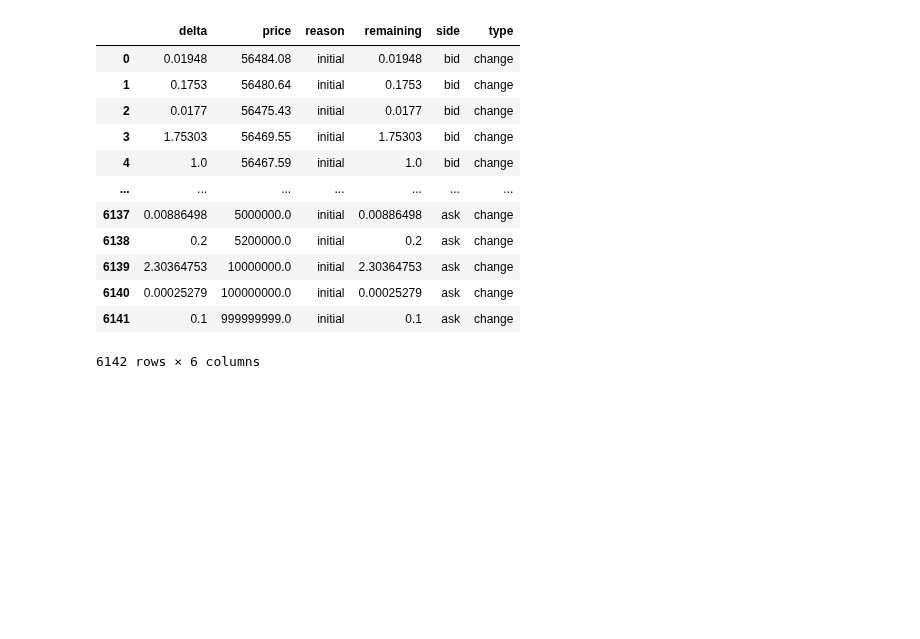
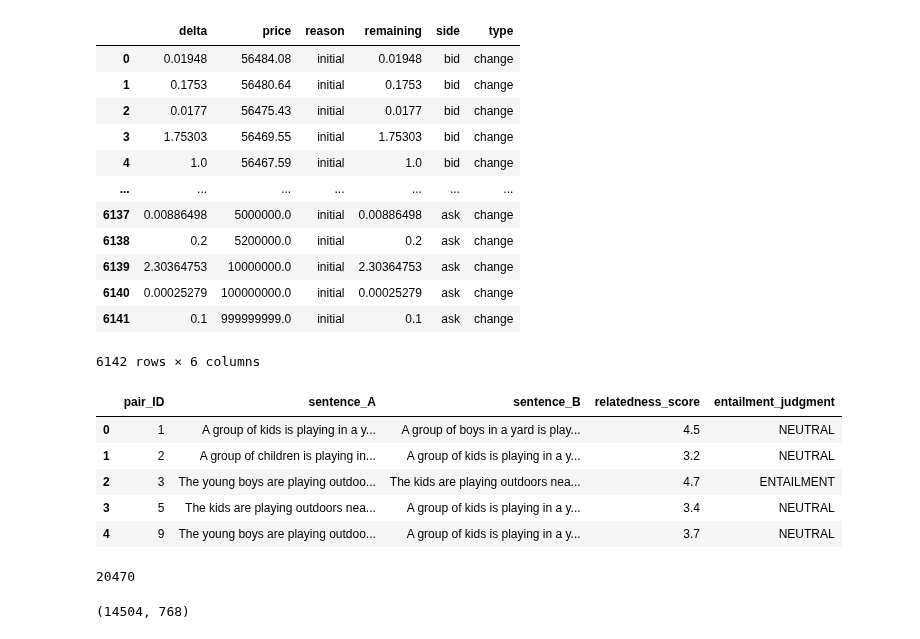
Before and after one commit to solarecho3/vectors, a Jupyter notebook: scratch_notebooks/scratch.ipynb, the cells around one changed output. Drawn from its saved outputs; the diff is of its cells as text; code cells hidden in the pictures; blank space fills up the shorter version.

Commit message:
embeddings

```diff
--- a/scratch_notebooks/scratch.ipynb
+++ b/scratch_notebooks/scratch.ipynb
@@ -227,0 +233,11 @@ pd.json_normalize(df.loc[0]['events'])
+# %%
+res = requests.get('https://raw.githubusercontent.com/brmson/dataset-sts/master/data/sts/sick2014/SICK_train.txt')
+data = pd.read_csv(StringIO(res.text), sep='\t')
+data.head()
+# %% [output]
+|  | pair_ID | sentence_A | sentence_B | relatedness_score | entailment_judgment |
+| 0 | 1 | A group of kids is playing in a y... | A group of boys in a yard is play... | 4.5 | NEUTRAL |
+| 1 | 2 | A group of children is playing in... | A group of kids is playing in a y... | 3.2 | NEUTRAL |
+| 2 | 3 | The young boys are playing outdoo... | The kids are playing outdoors nea... | 4.7 | ENTAILMENT |
+| 3 | 5 | The kids are playing outdoors nea... | A group of kids is playing in a y... | 3.4 | NEUTRAL |
+| 4 | 9 | The young boys are playing outdoo... | A group of kids is playing in a y... | 3.7 | NEUTRAL |
@@ -227,0 +267,4 @@ pd.json_normalize(df.loc[0]['events'])
+# %%
+len(sentences)
+# %% [output]
+20470
@@ -227,0 +274,9 @@ pd.json_normalize(df.loc[0]['events'])
+# %%
+from sentence_transformers import SentenceTransformer
+# initialize sentence transformer model
+model = SentenceTransformer('bert-base-nli-mean-tokens')
+# create sentence embeddings
+sentence_embeddings = model.encode(sentences)
+sentence_embeddings.shape
+# %% [output]
+(14504, 768)
```
Also changed, not shown: parts of 5 cells of this notebook, 4 other files.
